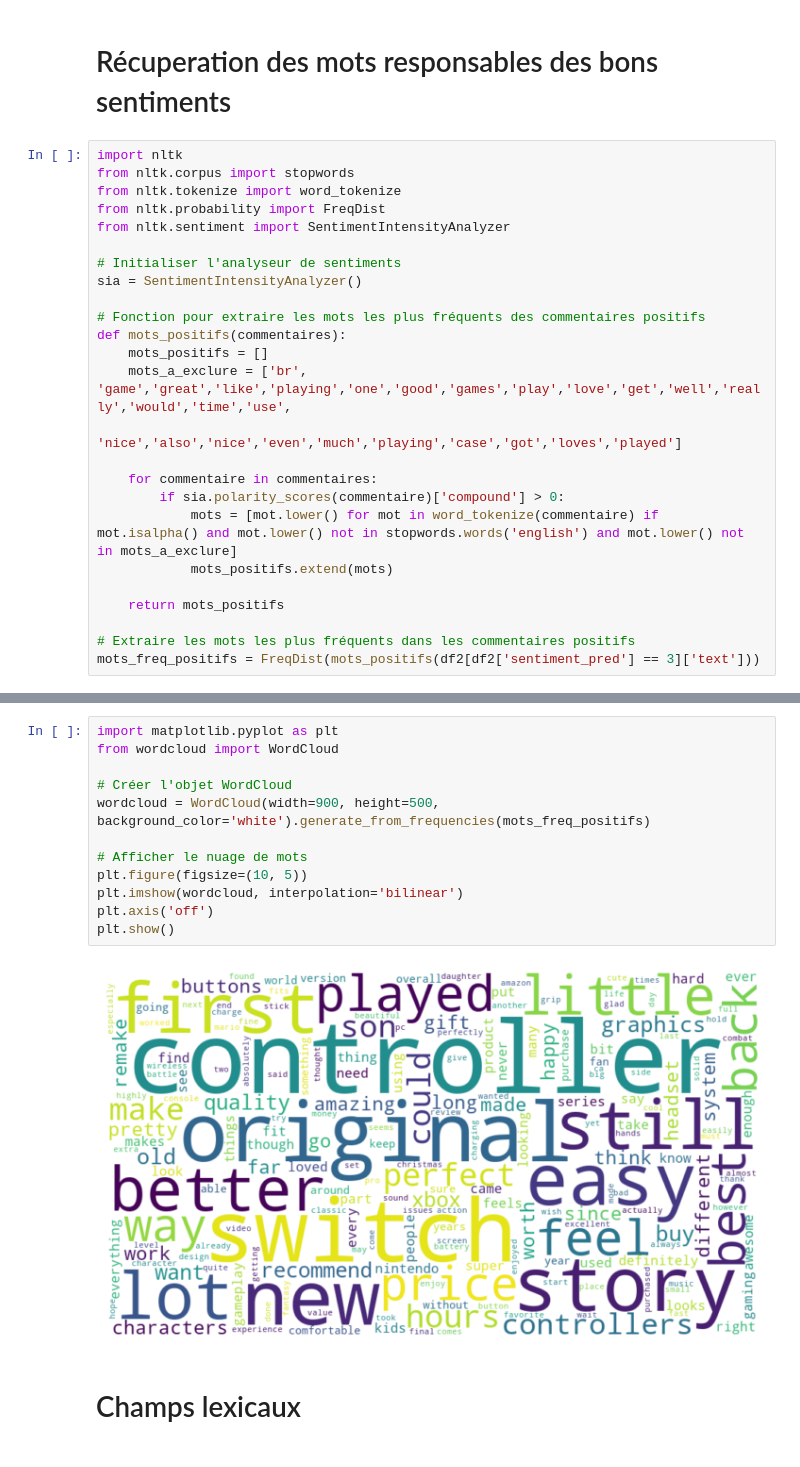
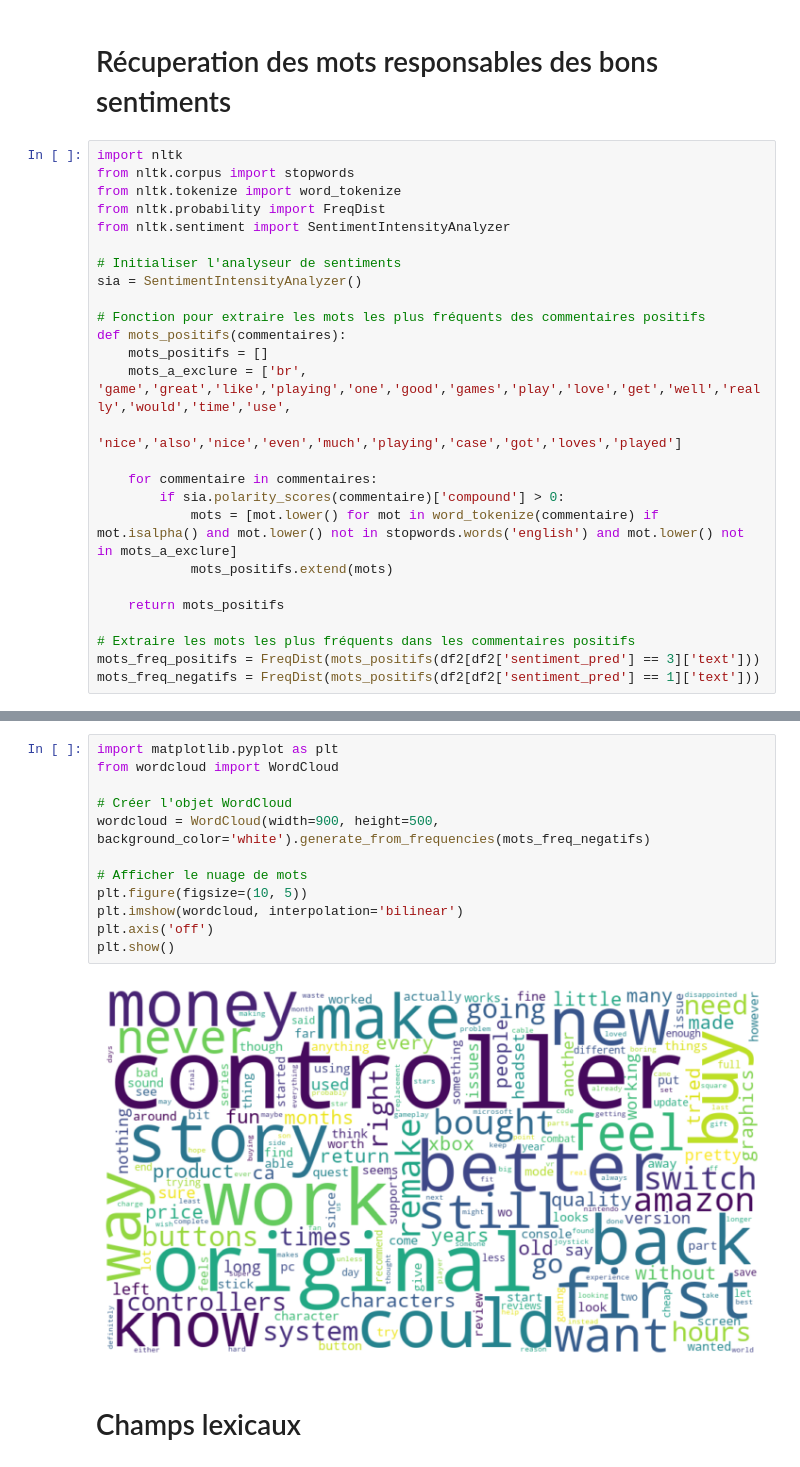
Before and after one commit to SamuelBaheux/Amazon-review-sentiment-analysis, a Jupyter notebook: projet-webscraping-partie-nlp.ipynb, the cells around one changed output, grey strips where cells are left out. Cells and saved outputs as stored; diff of their text form.

```diff
--- a/projet-webscraping-partie-nlp.ipynb
+++ b/projet-webscraping-partie-nlp.ipynb
@@ -140,4 +140,5 @@ def mots_positifs(commentaires):
 
 # Extraire les mots les plus fréquents dans les commentaires positifs
 mots_freq_positifs = FreqDist(mots_positifs(df2[df2['sentiment_pred'] == 3]['text']))
+mots_freq_negatifs = FreqDist(mots_positifs(df2[df2['sentiment_pred'] == 1]['text']))
 # %%
@@ -165,17 +188,17 @@ life: 130
 # %%
 import matplotlib.pyplot as plt
 from wordcloud import WordCloud
 
 # Créer l'objet WordCloud
-wordcloud = WordCloud(width=900, height=500, background_color='white').generate_from_frequencies(mots_freq_positifs)
+wordcloud = WordCloud(width=900, height=500, background_color='white').generate_from_frequencies(mots_freq_negatifs)
 
 # Afficher le nuage de mots
 plt.figure(figsize=(10, 5))
 plt.imshow(wordcloud, interpolation='bilinear')
 plt.axis('off')
 plt.show()
 # %% [output]
-[figure, old version]
+[figure, new version]
 # %% [markdown]
 # Champs lexicaux
 # %%
```
Also changed, not shown: parts of 10 cells of this notebook, 2 other files.
